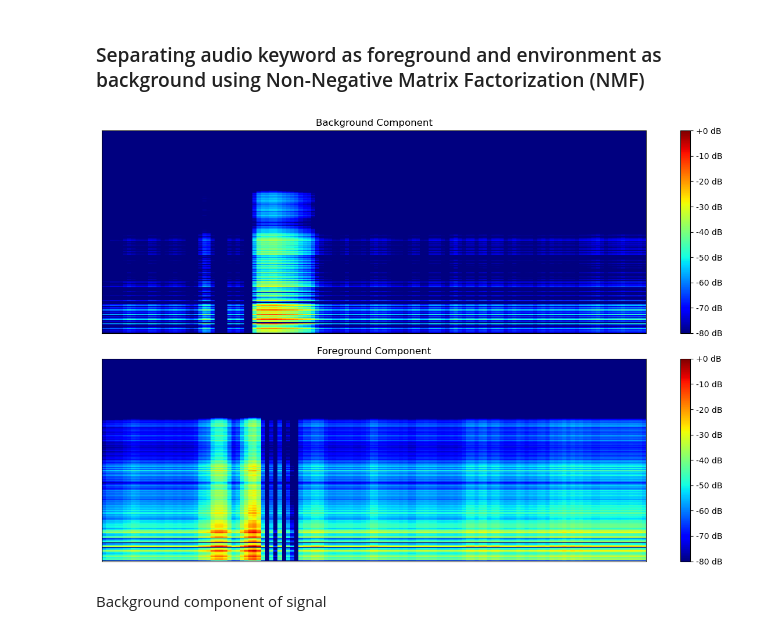
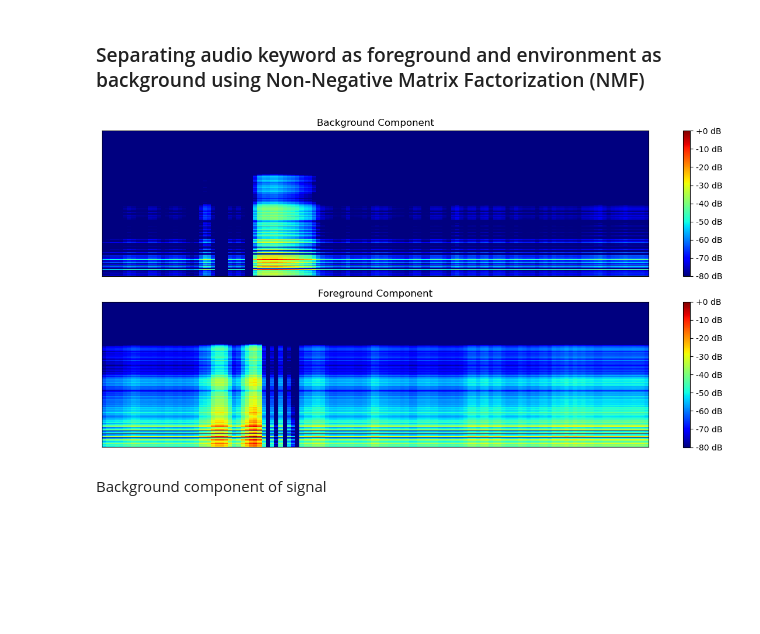
Before and after one commit to iam4tart/Project-Arya, a Jupyter notebook: feature_extraction.ipynb, the cells around one changed output. Drawn from its saved outputs; the diff is of its cells as text; code cells hidden in the pictures; blank space fills up the shorter version.

```diff
--- a/feature_extraction.ipynb
+++ b/feature_extraction.ipynb
@@ -50,7 +51,7 @@ plt.show()
 # %% [markdown]
 These graphical representation doesn't tell us anything significant unless solely for the purpose of debugging. These features really signify something when they are put forward for the use of any specific task usually classification.
 # %%
-audio, sr = librosa.load(feature_audio)
+audio, sr = librosa.load(feature_audio, mono=True)
 # %%
 print("Original Sample Rate : ", sr)
 # %% [output]
@@ -95,35 +96,35 @@ def display_nmf_components(sound, sr, n_components=2, hop_length=512):
     # V = W•H
     # W = Components Matrix or basis vectors, H = Activation Matrix or coefficients corresponding to each component
     components, activations = librosa.decompose.decompose(D, n_components=n_components, sort=True)
 
     # Reconstruct the background and foreground components
     background = components[:, :1] @ activations[:1, :]
     foreground = components[:, 1:] @ activations[1:, :]
     reconstructed = background + foreground
     bg_audio = librosa.istft(background, hop_length=hop_length)
     fg_audio = librosa.istft(background, hop_length=hop_length)
     rec_audio = librosa.istft(reconstructed, hop_length=hop_length)
 
     # Plot background component
-    plt.figure(figsize=(12, 8))
+    plt.figure(figsize=(12, 6))
     plt.subplot(2, 1, 1)
     librosa.display.specshow(librosa.amplitude_to_db(background, ref=np.max), sr=sr, hop_length=hop_length, cmap='jet')
     plt.colorbar(format='%+2.0f dB')
     plt.title('Background Component')
 
     # Plot foreground component
     plt.subplot(2, 1, 2)
     librosa.display.specshow(librosa.amplitude_to_db(foreground, ref=np.max), sr=sr, hop_length=hop_length, cmap='jet')
     plt.colorbar(format='%+2.0f dB')
     plt.title('Foreground Component')
 
     plt.tight_layout()
     plt.show()
     return bg_audio, fg_audio, rec_audio
 
 bg_audio, fg_audio, rec_audio = display_nmf_components(audio, sr)
 # %% [output]
-[figure, old version]
+[figure, new version]
 # %% [markdown]
 Background component of signal
 # %%
```
Also changed, not shown: parts of 10 cells of this notebook.
